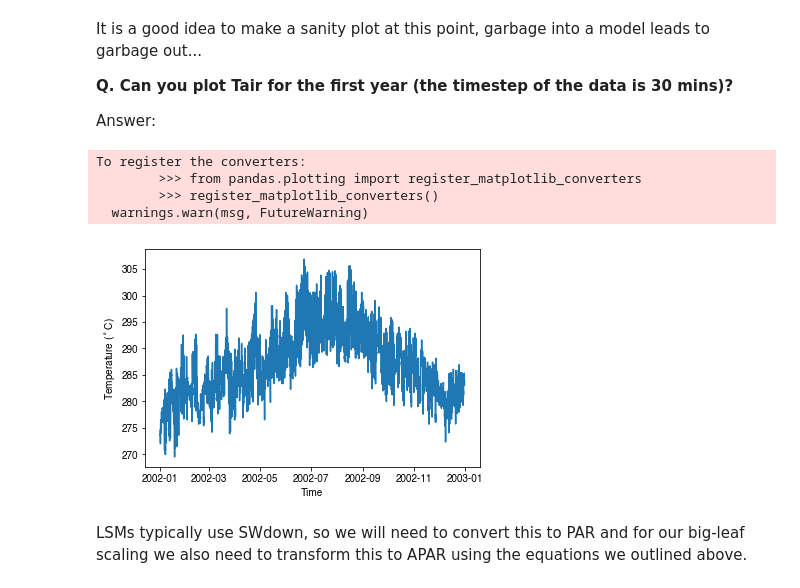
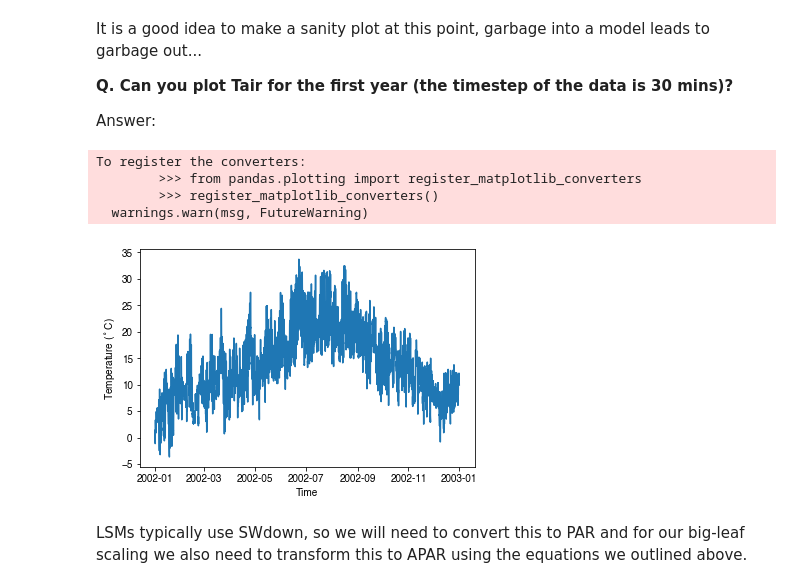
Before and after one commit to mdekauwe/BEES3041_lab_photosynthesis, a Jupyter notebook: BEES3041_lab.ipynb, the cells around one changed output. Drawn from its saved outputs; the diff is of its cells as text; code cells hidden in the pictures.

```diff
--- a/BEES3041_lab.ipynb
+++ b/BEES3041_lab.ipynb
@@ -304,16 +300,16 @@ It is a good idea to make a sanity plot at this point, garbage into a model lead
 Answer:
 # %%
 # Just plot the first year
-plt.plot(Tair.index[0:48*365], Tair[0:48*365])
+plt.plot(Tair.index[0:48*365], Tair[0:48*365]-c.DEG_2_KELVIN)
 plt.ylabel("Temperature ($^\circ$C)")
 plt.xlabel("Time")
 plt.show()
 # %% [output]
 To register the converters:
         >>> from pandas.plotting import register_matplotlib_converters
         >>> register_matplotlib_converters()
   warnings.warn(msg, FutureWarning)
-[figure, old version]
+[figure, new version]
 # %% [markdown]
 LSMs typically use SWdown, so we will need to convert this to PAR and for our big-leaf scaling we also need to transform this to APAR using the equations we outlined above.
 # %%
```
Also changed, not shown: parts of 4 cells of this notebook.
